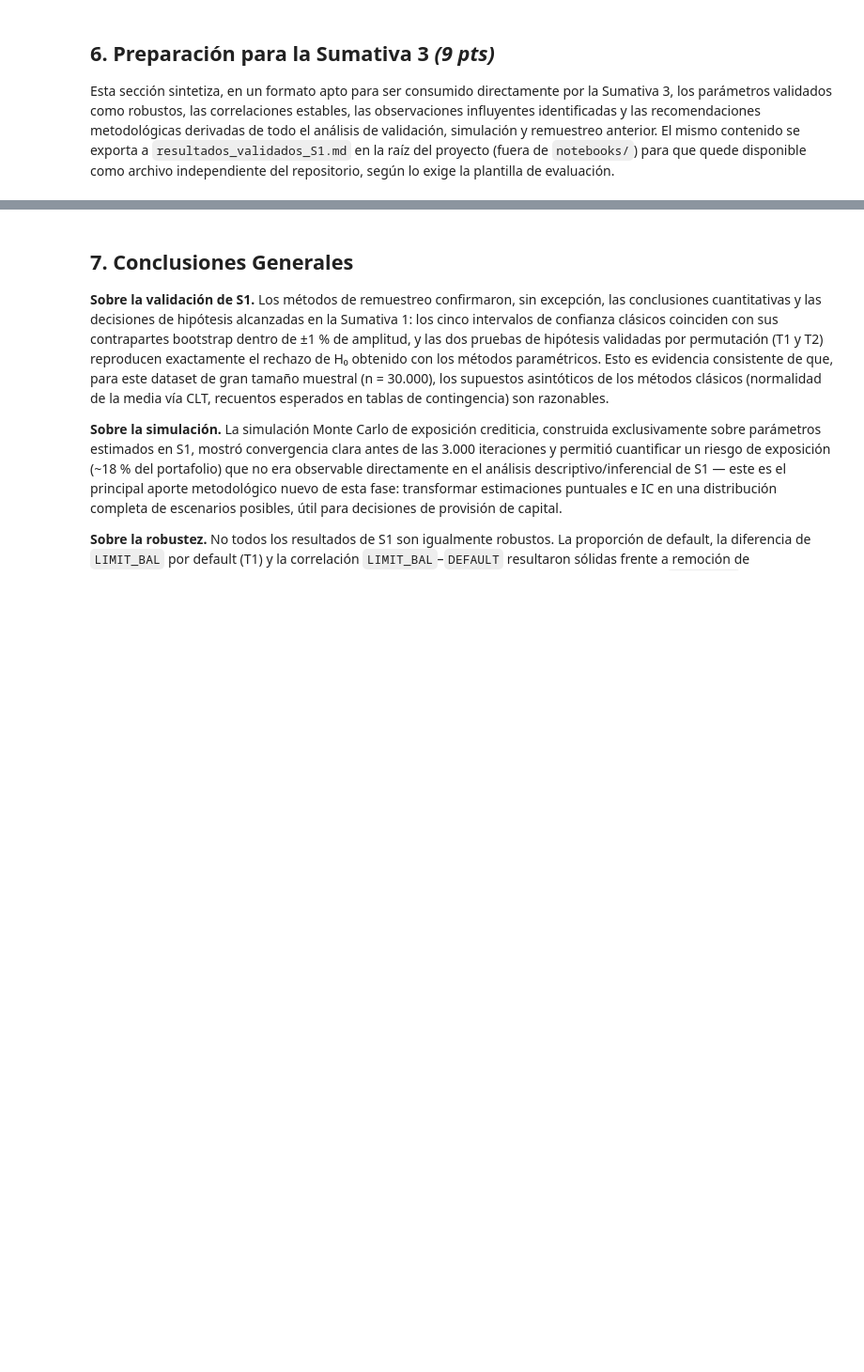
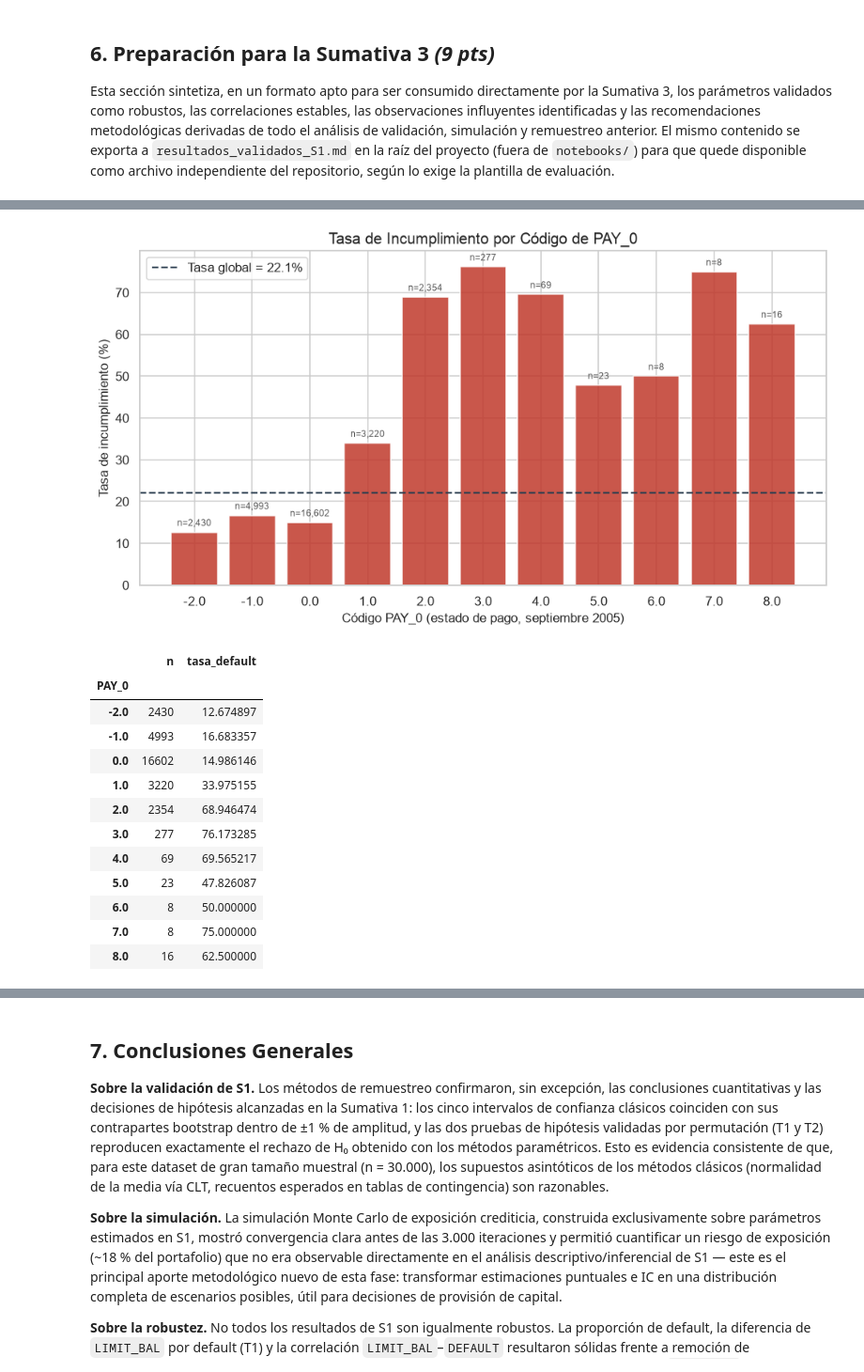
Before and after one commit to robertomoncada-blip/Magister_ciencia_datos, a Jupyter notebook: MCDI501/S2/notebooks/F2_semana2.ipynb, the cells around one changed output, grey strips where cells are left out. Shown at 94% size. Drawn from its saved outputs; the diff is of its cells as text; code cells hidden in the pictures; blank space fills up the shorter version.

```diff
--- a/MCDI501/S2/notebooks/F2_semana2.ipynb
+++ b/MCDI501/S2/notebooks/F2_semana2.ipynb
@@ -813,0 +825,37 @@ Esta sección sintetiza, en un formato apto para ser consumido directamente por
+# %%
+# 6.1.1 Tasa de incumplimiento por código de PAY_0 (variable más reciente)
+tabla_pay0 = (df.groupby('PAY_0', observed=True)['default.payment.next.month']
+              .agg(n='count', tasa_default='mean').reset_index())
+tabla_pay0['tasa_default'] = tabla_pay0['tasa_default'] * 100
+
+fig, ax = plt.subplots(figsize=(9, 5))
+ax.bar(tabla_pay0['PAY_0'].astype(str), tabla_pay0['tasa_default'],
+       color='#c0392b', alpha=0.85, edgecolor='white')
+ax.axhline(p_def * 100, color='#2c3e50', linestyle='--', linewidth=1.5,
+           label=f'Tasa global = {p_def*100:.1f}%')
+for i, row in tabla_pay0.iterrows():
+    ax.text(i, row['tasa_default'] + 1.5, f"n={int(row['n']):,}", ha='center', fontsize=8, color='#555')
+ax.set_xlabel('Código PAY_0 (estado de pago, septiembre 2005)')
+ax.set_ylabel('Tasa de incumplimiento (%)')
+ax.set_title('Tasa de Incumplimiento por Código de PAY_0')
+ax.legend()
+plt.tight_layout()
+plt.savefig('../figures/fig_pay0_tasa_default.png', bbox_inches='tight', dpi=110)
+plt.show()
+
+tabla_pay0.set_index('PAY_0')
+# %% [output]
+[figure, added]
+|  | n | tasa_default |
+| PAY_0 |  |  |
+| -2.0 | 2430 | 12.674897 |
+| -1.0 | 4993 | 16.683357 |
+| 0.0 | 16602 | 14.986146 |
+| 1.0 | 3220 | 33.975155 |
+| 2.0 | 2354 | 68.946474 |
+| 3.0 | 277 | 76.173285 |
+| 4.0 | 69 | 69.565217 |
+| 5.0 | 23 | 47.826087 |
+| 6.0 | 8 | 50.000000 |
+| 7.0 | 8 | 75.000000 |
+| 8.0 | 16 | 62.500000 |
```
Also changed, not shown: parts of 17 cells of this notebook, 1 other file.
